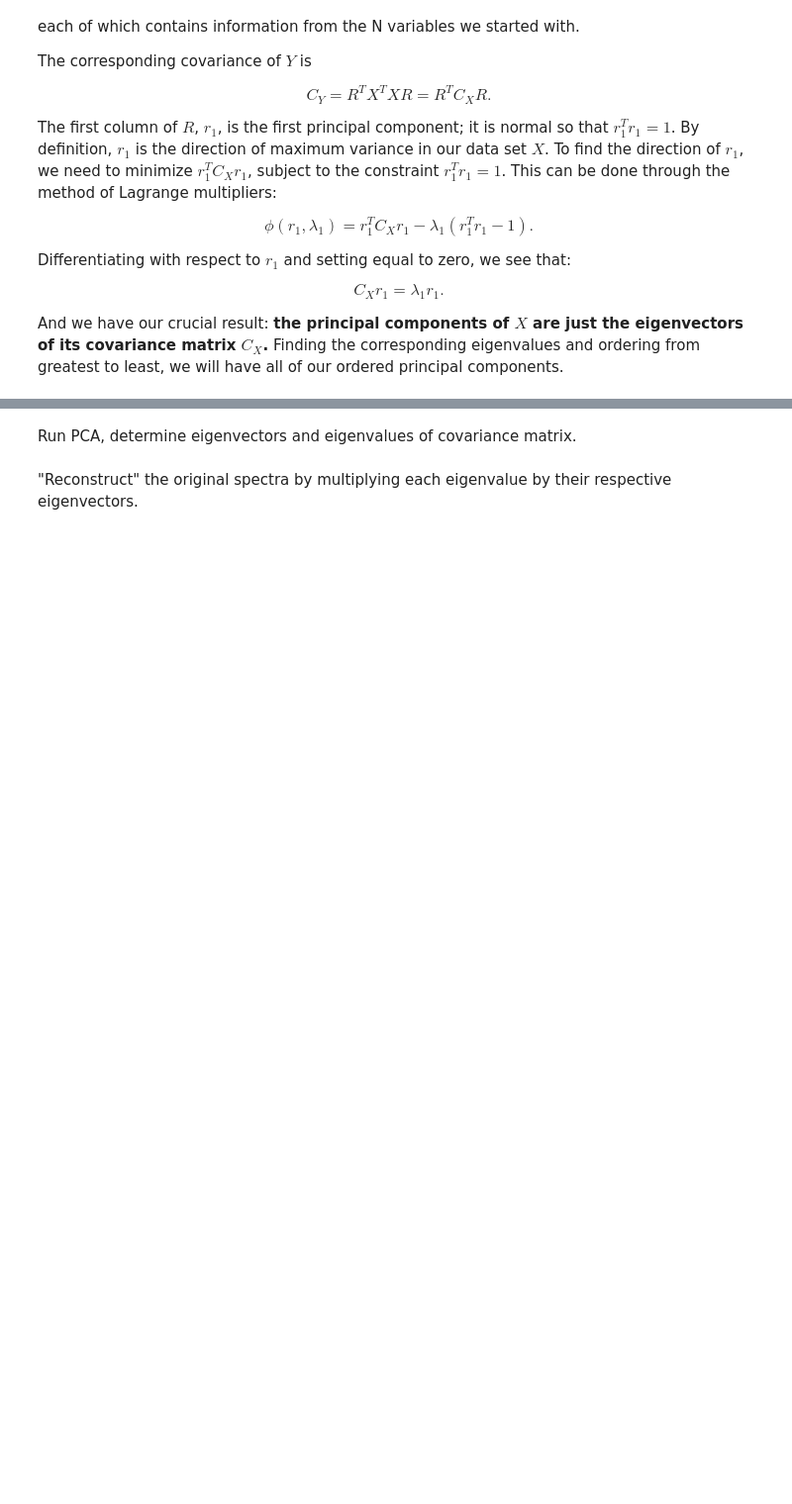
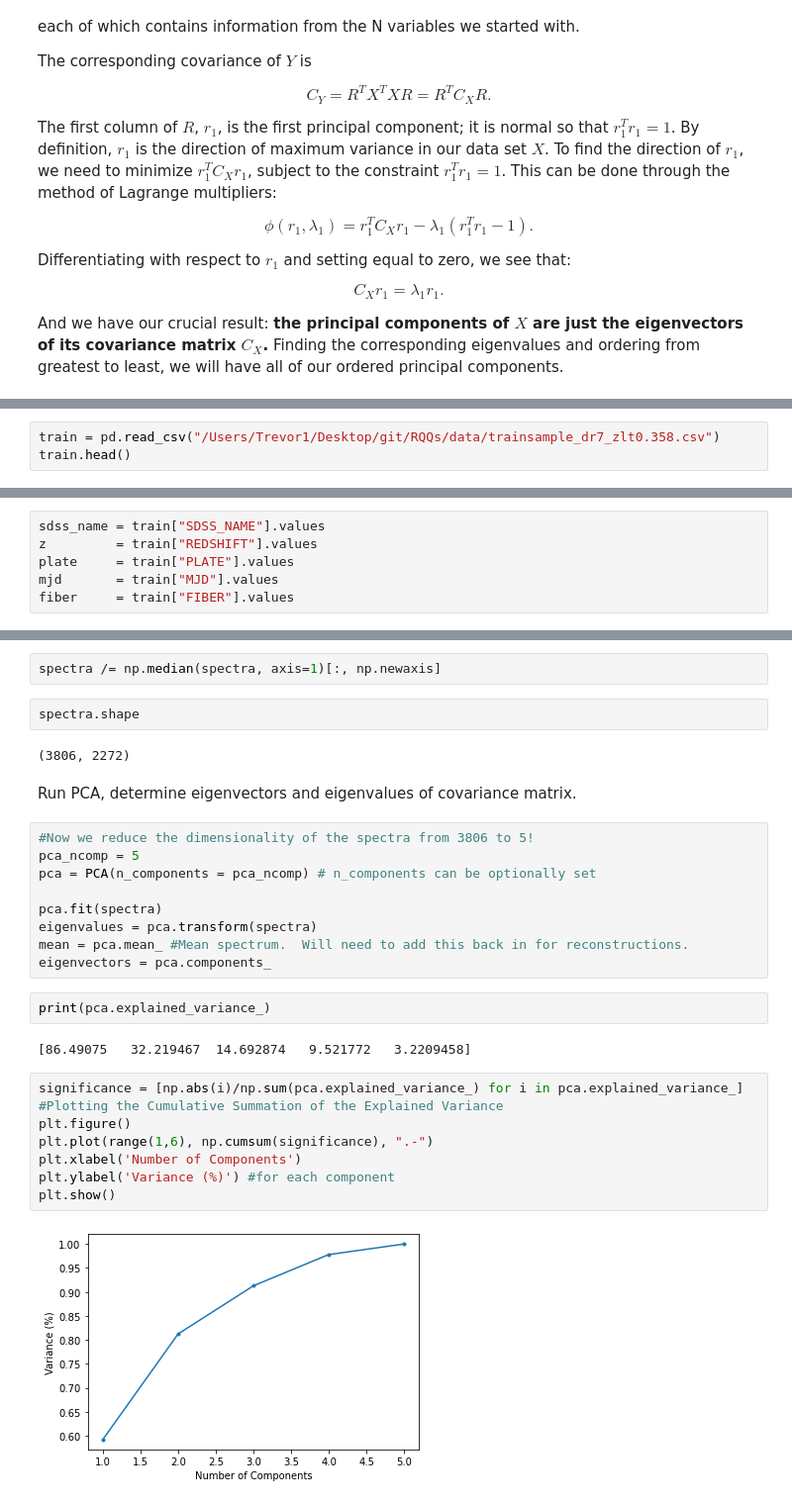
Before and after one commit to trevormccaffrey/Winter2022Classes, a Jupyter notebook: Math387_LinearAlgebra2/VideoAssignment/PCA_videoassignment.ipynb, the cells around one changed output, grey strips where cells are left out. Shown at 99% size. Saved outputs shown, nothing was run; the diff lists cells and outputs as text; blank space fills up the shorter version.

```diff
--- a/Math387_LinearAlgebra2/VideoAssignment/PCA_videoassignment.ipynb
+++ b/Math387_LinearAlgebra2/VideoAssignment/PCA_videoassignment.ipynb
@@ -114,0 +144,3 @@ Load in quasar spectra
+# %%
+train = pd.read_csv("/Users/Trevor1/Desktop/git/RQQs/data/trainsample_dr7_zlt0.358.csv")
+train.head()
@@ -114,0 +154,6 @@ Load in quasar spectra
+# %%
+sdss_name = train["SDSS_NAME"].values
+z         = train["REDSHIFT"].values
+plate     = train["PLATE"].values
+mjd       = train["MJD"].values
+fiber     = train["FIBER"].values
@@ -115,4 +188,31 @@ Load in quasar spectra
+# %%
+spectra /= np.median(spectra, axis=1)[:, np.newaxis]
+# %%
+spectra.shape
+# %% [output]
+(3806, 2272)
 # %% [markdown]
 Run PCA, determine eigenvectors and eigenvalues of covariance matrix.
-# %% [markdown]
-"Reconstruct" the original spectra by multiplying each eigenvalue by their respective eigenvectors.
+# %%
+#Now we reduce the dimensionality of the spectra from 3806 to 5!
+pca_ncomp = 5
+pca = PCA(n_components = pca_ncomp) # n_components can be optionally set
+
+pca.fit(spectra)
+eigenvalues = pca.transform(spectra)
+mean = pca.mean_ #Mean spectrum.  Will need to add this back in for reconstructions.
+eigenvectors = pca.components_
+# %%
+print(pca.explained_variance_)
+# %% [output]
+[86.49075   32.219467  14.692874   9.521772   3.2209458]
+# %%
+significance = [np.abs(i)/np.sum(pca.explained_variance_) for i in pca.explained_variance_]
+#Plotting the Cumulative Summation of the Explained Variance
+plt.figure()
+plt.plot(range(1,6), np.cumsum(significance), ".-")
+plt.xlabel('Number of Components')
+plt.ylabel('Variance (%)') #for each component
+plt.show()
+# %% [output]
+[figure, added]
```
Also changed, not shown: parts of 16 cells of this notebook, 8 other files.
